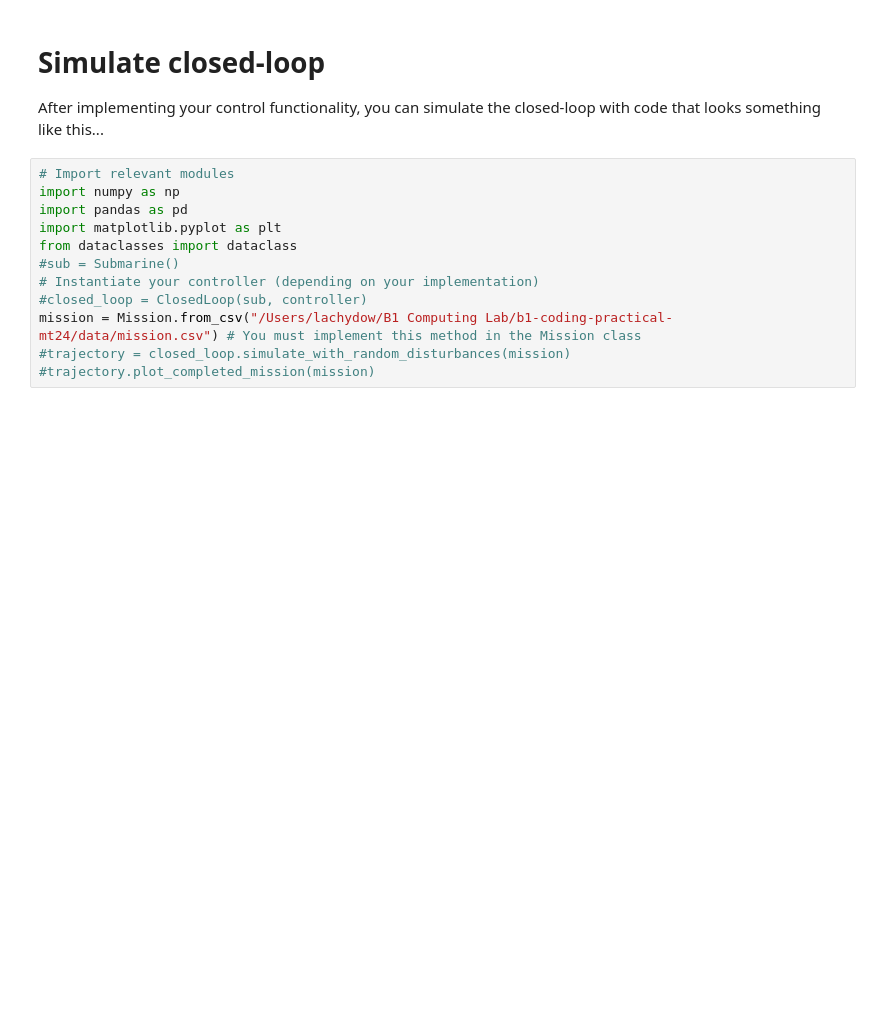
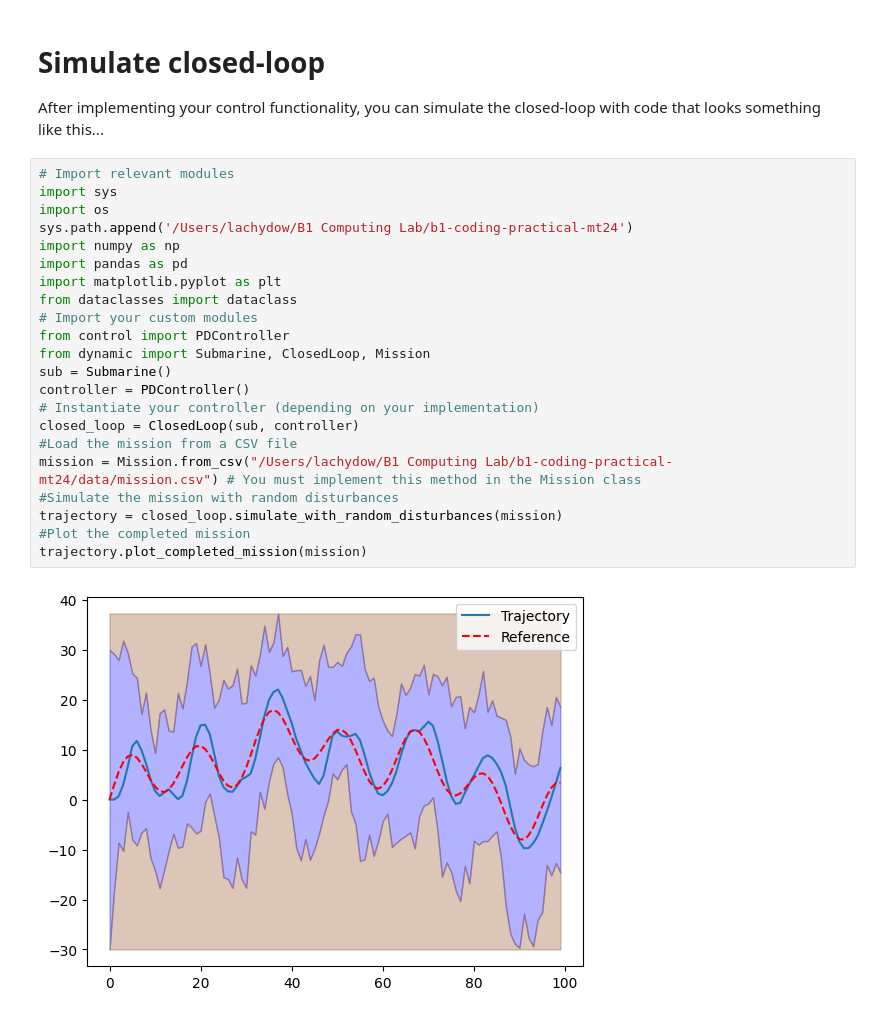
Before and after one commit to l4ch/b1-coding-practical-mt24, a Jupyter notebook: notebooks/demo.ipynb, the cells around one changed output. Drawn from its saved outputs; the diff is of its cells as text; blank space fills up the shorter version.

Commit message:
Implemented a PD Controller and fixed the Jupyter notebook.

```diff
--- a/notebooks/demo.ipynb
+++ b/notebooks/demo.ipynb
@@ -14,13 +15,25 @@ print(sys.path)
 After implementing your control functionality, you can simulate the closed-loop with code that looks something like this...
 # %%
 # Import relevant modules
+import sys
+import os
+sys.path.append('/Users/lachydow/B1 Computing Lab/b1-coding-practical-mt24')
 import numpy as np
 import pandas as pd
 import matplotlib.pyplot as plt
 from dataclasses import dataclass
-#sub = Submarine()
+# Import your custom modules
+from control import PDController
+from dynamic import Submarine, ClosedLoop, Mission
+sub = Submarine()
+controller = PDController()
 # Instantiate your controller (depending on your implementation)
-#closed_loop = ClosedLoop(sub, controller)
+closed_loop = ClosedLoop(sub, controller)
+#Load the mission from a CSV file
 mission = Mission.from_csv("/Users/lachydow/B1 Computing Lab/b1-coding-practical-mt24/data/mission.csv") # You must implement this method in the Mission class
-#trajectory = closed_loop.simulate_with_random_disturbances(mission)
-#trajectory.plot_completed_mission(mission)
+#Simulate the mission with random disturbances
+trajectory = closed_loop.simulate_with_random_disturbances(mission)
+#Plot the completed mission
+trajectory.plot_completed_mission(mission)
+# %% [output]
+[figure, added]
```
Also changed, not shown: parts of 1 cell of this notebook, 2 other files.
